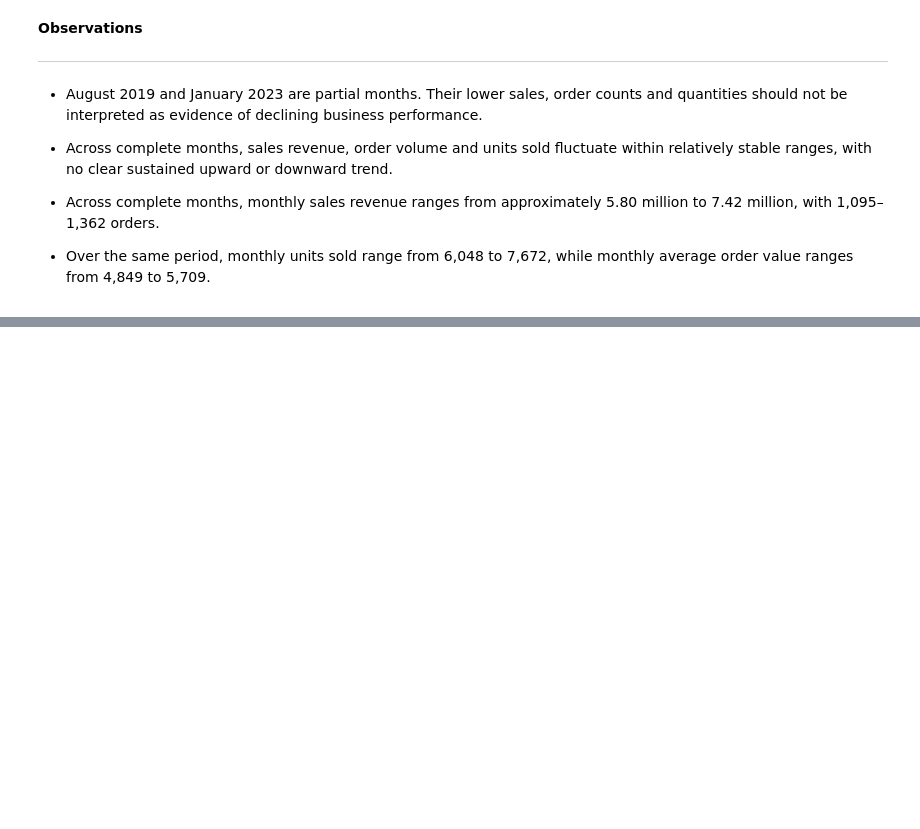
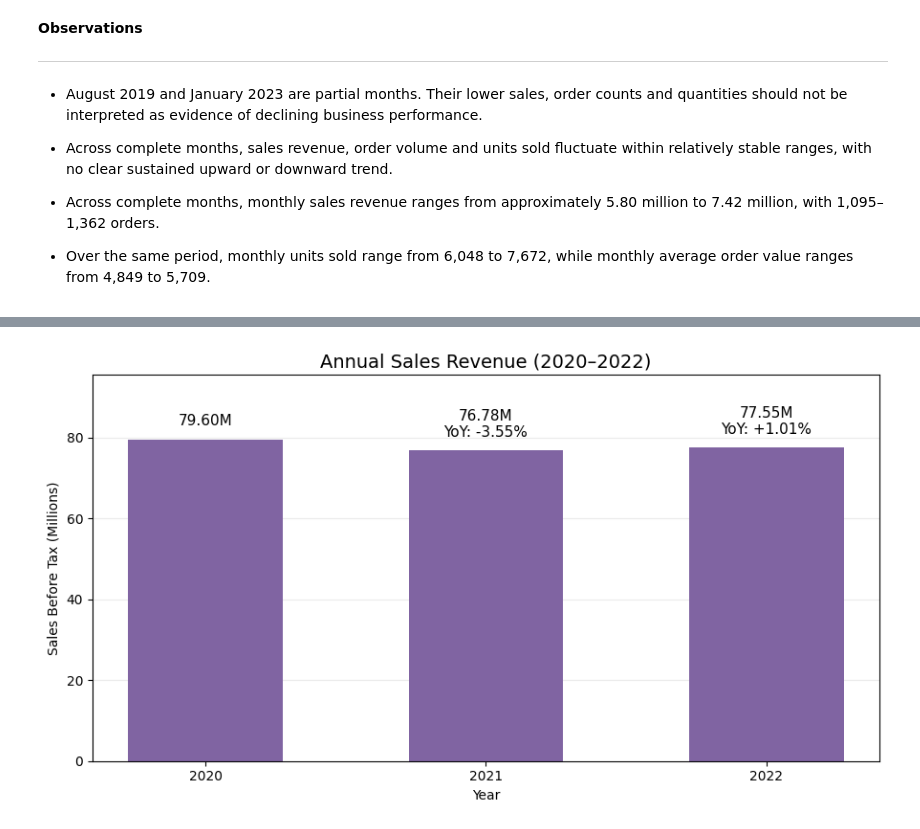
Before and after one commit to michellefengym-glitch/Market-Analysis, a Jupyter notebook: Capstone_Market_Analysis.ipynb, the cells around one changed output, grey strips where cells are left out. Cells and saved outputs as stored; diff of their text form; code cells hidden in the pictures; blank space fills up the shorter version.

```diff
--- a/Capstone_Market_Analysis.ipynb
+++ b/Capstone_Market_Analysis.ipynb
@@ -1035,3 +1035,82 @@ Monthly summary excluding partial months:
 
 - Across complete months, monthly sales revenue ranges from approximately 5.80 million to 7.42 million, with 1,095–1,362 orders.
 - Over the same period, monthly units sold range from 6,048 to 7,672, while monthly average order value ranges from 4,849 to 5,709.
+# %%
+# Select complete calendar years: 2020–2022
+annual_data = retail_data.loc[
+    retail_data["order_date"].dt.year.between(2020, 2022)
+].copy()
+
+# Summarise annual sales performance
+annual_sales = (
+    annual_data
+    .groupby(annual_data["order_date"].dt.year)
+    .agg(
+        sales_revenue=("sales_before_tax", "sum"),
+        total_orders=("order_id", "nunique"),
+        units_sold=("quantity", "sum")
+    )
+    .sort_index()
+)
+
+annual_sales.index.name = "year"
+
+# Calculate average order value
+annual_sales["average_order_value"] = (
+    annual_sales["sales_revenue"]
+    / annual_sales["total_orders"]
+)
+
+# Calculate year-over-year sales growth
+annual_sales["sales_growth_pct"] = (
+    annual_sales["sales_revenue"].pct_change() * 100
+)
+
+# Format the output
+display(
+    annual_sales.style.format({
+        "sales_revenue": "{:,.0f}",
+        "total_orders": "{:,.0f}",
+        "units_sold": "{:,.0f}",
+        "average_order_value": "{:,.0f}",
+        "sales_growth_pct": "{:+.2f}%"
+    }, na_rep="—")
+)
+
+# Plot annual sales revenue in millions
+fig, ax = plt.subplots(figsize=(9, 5))
+
+bars = ax.bar(
+    annual_sales.index.astype(str),
+    annual_sales["sales_revenue"] / 1_000_000,
+    color="#8064A2",
+    width=0.55
+)
+
+# Add revenue and year-over-year growth labels
+for bar, (_, row) in zip(bars, annual_sales.iterrows()):
+    label = f"{row['sales_revenue'] / 1_000_000:.2f}M"
+
+    if pd.notna(row["sales_growth_pct"]):
+        label += f"\nYoY: {row['sales_growth_pct']:+.2f}%"
+
+    ax.annotate(
+        label,
+        xy=(bar.get_x() + bar.get_width() / 2, bar.get_height()),
+        xytext=(0, 8),
+        textcoords="offset points",
+        ha="center",
+        va="bottom",
+        fontsize=11
+    )
+
+ax.set_title("Annual Sales Revenue (2020–2022)", fontsize=14)
+ax.set_xlabel("Year")
+ax.set_ylabel("Sales Before Tax (Millions)")
+ax.set_ylim(0, annual_sales["sales_revenue"].max() / 1_000_000 * 1.2)
+ax.grid(axis="y", alpha=0.25)
+ax.set_axisbelow(True)
+
+plt.tight_layout()
+plt.show()
+# %% [output]
@@ -1037,0 +1122 @@ Monthly summary excluding partial months:
+[figure, added]
```
Also changed, not shown: parts of 1 cell of this notebook.
